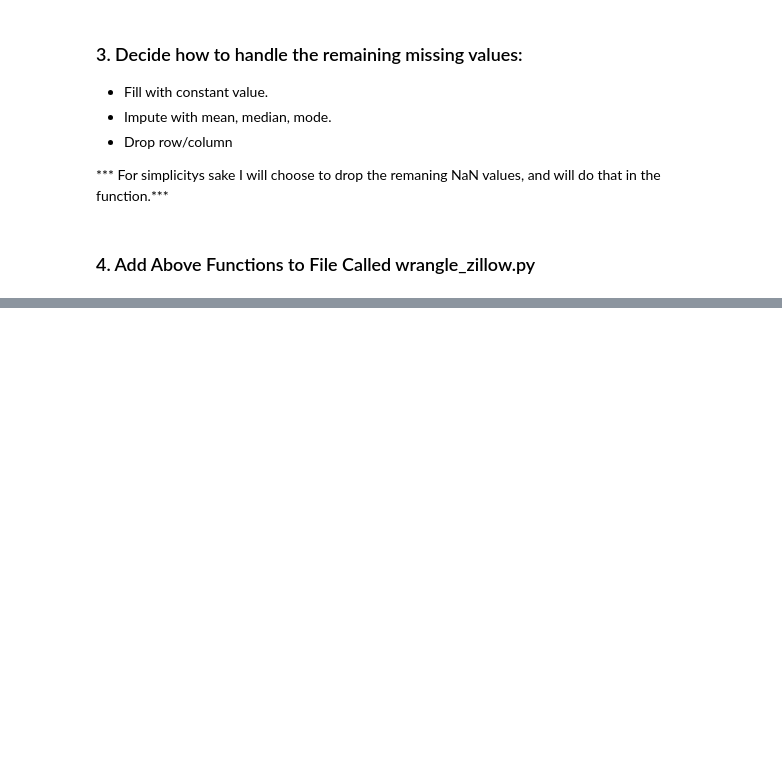
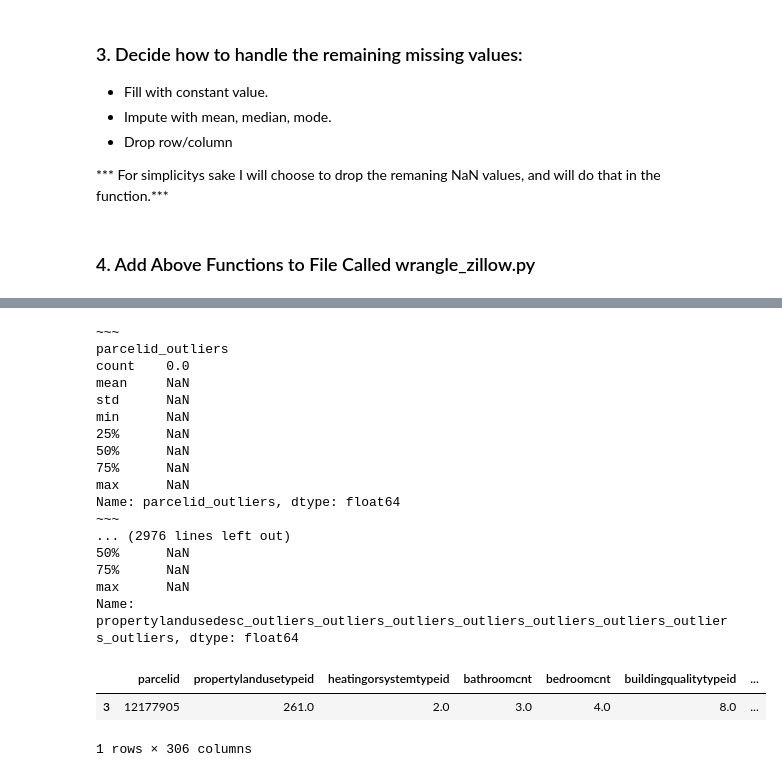
Before and after one commit to CSolitaire/clustering-exercises, a Jupyter notebook: zillow.ipynb, the cells around one changed output, grey strips where cells are left out. Cells and saved outputs as stored; diff of their text form; code cells hidden in the pictures; blank space fills up the shorter version.

```diff
--- a/zillow.ipynb
+++ b/zillow.ipynb
@@ -461,0 +600,56 @@ df.shape, X_train_explore.shape, X_train_scaled.shape, X_validate_scaled.shape,
+# %%
+def quartiles_and_outliers(df):
+    def get_upper_outliers(s, k):
+        '''
+        Given a series and a cutoff value, k, returns the upper outliers for the
+        series.
+
+        The values returned will be either 0 (if the point is not an outlier), or a
+        number that indicates how far away from the upper bound the observation is.
+        '''
+        q1, q3 = s.quantile([.25, .75])
+        iqr = q3 - q1
+        upper_bound = q3 + k * iqr
+        return s.apply(lambda x: max([x - upper_bound, 0]))
+
+    def add_upper_outlier_columns(df, k):
+        '''
+        Add a column with the suffix _outliers for all the numeric columns
+        in the given dataframe.
+        '''
+        # outlier_cols = {col + '_outliers': get_upper_outliers(df[col], k)
+        #                 for col in df.select_dtypes('number')}
+        # return df.assign(**outlier_cols)
+        for col in df.select_dtypes('number'):
+            df[col + '_outliers'] = get_upper_outliers(df[col], k)
+        return df
+
+    add_upper_outlier_columns(df, k=1.5)
+    outlier_cols = [col for col in df if col.endswith('_outliers')]
+    for col in outlier_cols:
+        print('~~~\n' + col)
+        data = df[col][df[col] > 0]
+        print(data.describe())
+# %%
+quartiles_and_outliers(df)
+# %% [output]
+~~~
+parcelid_outliers
+count    0.0
+mean     NaN
+std      NaN
+min      NaN
+25%      NaN
+50%      NaN
+75%      NaN
+max      NaN
+Name: parcelid_outliers, dtype: float64
+~~~
+... (2976 lines left out)
+50%      NaN
+75%      NaN
+max      NaN
+Name: propertylandusedesc_outliers_outliers_outliers_outliers_outliers_outliers_outliers_outliers, dtype: float64
+|  | parcelid | propertylandusetypeid | heatingorsystemtypeid | bathroomcnt | bedroomcnt | buildingqualitytypeid | ... |
+| 3 | 12177905 | 261.0 | 2.0 | 3.0 | 4.0 | 8.0 | ... |
+1 rows × 306 columns
```
Also changed, not shown: parts of 16 cells of this notebook.
